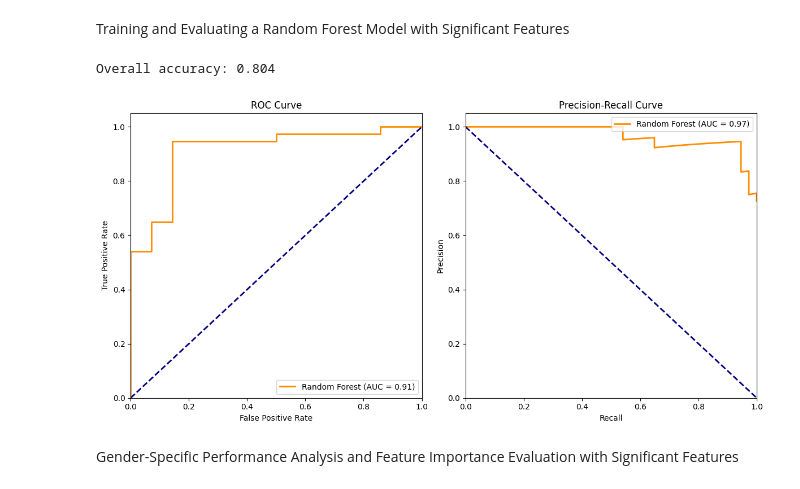
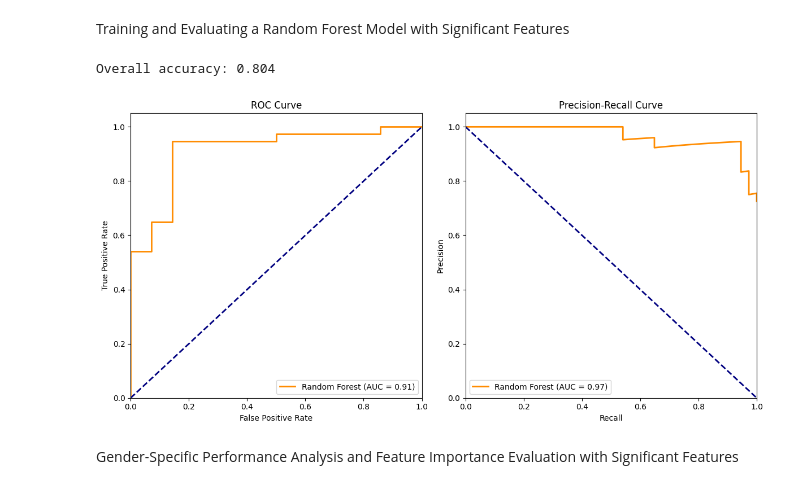
Before and after one commit to Selethe/MSB1015-Scientific-Programming-Project, a Jupyter notebook: Classification.ipynb, the cells around one changed output. Drawn from its saved outputs; the diff is of its cells as text; code cells hidden in the pictures.

```diff
--- a/Classification.ipynb
+++ b/Classification.ipynb
@@ -704,35 +727,35 @@ fpr, tpr, _ = roc_curve(y_test, y_pred_proba[:, 1])
 # Calculate Precision-Recall curve
 precision, recall, _ = precision_recall_curve(y_test, y_pred_proba[:, 1])
 auc_pr = auc(recall, precision)
 
 # Plot ROC curve
 plt.figure(figsize=(12, 6))
 plt.subplot(121)
 plt.plot(fpr, tpr, color='darkorange', lw=2, label=f'Random Forest (AUC = {auc_roc:.2f})')
 plt.plot([0, 1], [0, 1], color='navy', lw=2, linestyle='--')
 plt.xlim([0.0, 1.0])
 plt.ylim([0.0, 1.05])
 plt.xlabel('False Positive Rate')
 plt.ylabel('True Positive Rate')
 plt.title('ROC Curve')
 plt.legend(loc="lower right")
 
 # Plot Precision-Recall curve
 plt.subplot(122)
 plt.plot(recall, precision, color='darkorange', lw=2, label=f'Random Forest (AUC = {auc_pr:.2f})')
 plt.plot([0, 1], [1, 0], color='navy', lw=2, linestyle='--')
 plt.xlim([0.0, 1.0])
 plt.ylim([0.0, 1.05])
 plt.xlabel('Recall')
 plt.ylabel('Precision')
 plt.title('Precision-Recall Curve')
-plt.legend(loc="upper right")
+plt.legend(loc="lower left")
 
 plt.tight_layout()
 plt.show()
 # %% [output]
 Overall accuracy: 0.804
-[figure, old version]
+[figure, new version]
 # %% [markdown]
 Gender-Specific Performance Analysis and Feature Importance Evaluation with Significant Features
 # %%
```
Also changed, not shown: parts of 4 cells of this notebook, 1 other file.
